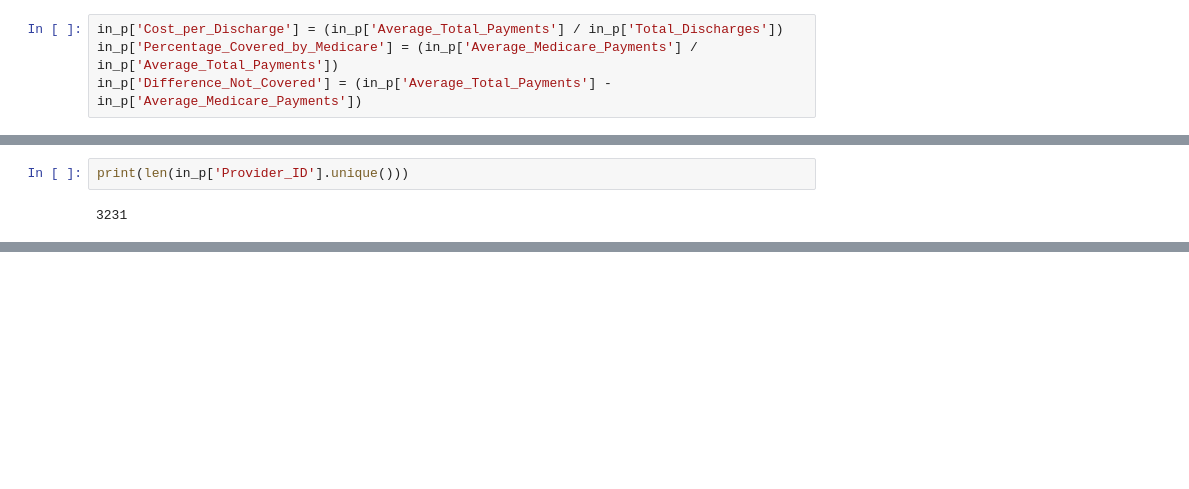
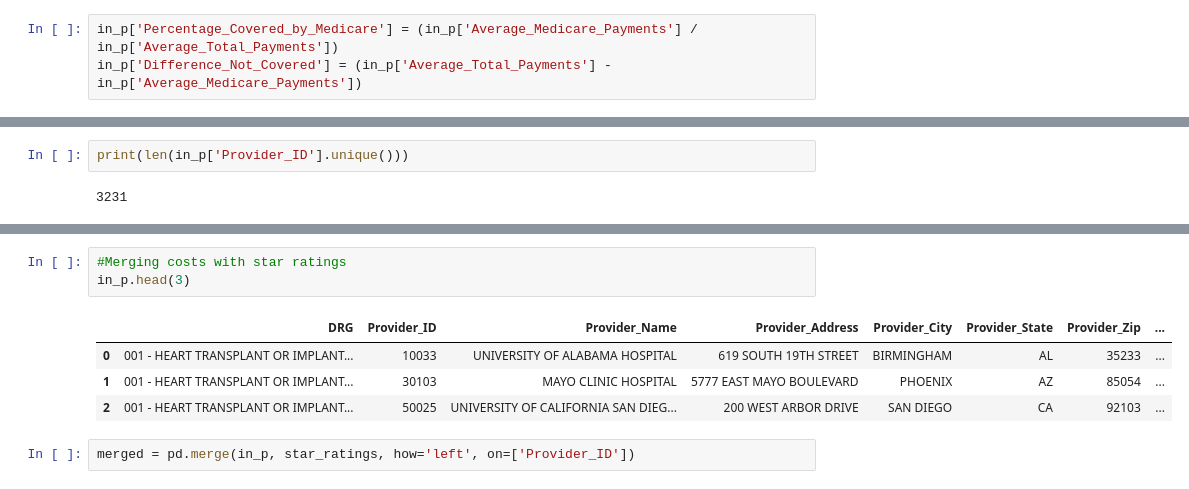
Before and after one commit to carmijh0/Reimplementation_of_2016_CMS_Hospital_Star_Rating_Methodology, a Jupyter notebook: Capstone.ipynb, the cells around one changed output, grey strips where cells are left out. Drawn from its saved outputs; the diff is of its cells as text; blank space fills up the shorter version.

```diff
--- a/Capstone.ipynb
+++ b/Capstone.ipynb
@@ -180,7 +123,6 @@ Index(['DRG Definition', 'Provider Id', 'Provider Name',
 # %%
 in_p.columns = ['DRG', 'Provider_ID', 'Provider_Name', 'Provider_Address', 'Provider_City', 'Provider_State', 'Provider_Zip', 'Market', 'Total_Discharges', 'Average_Covered_Charges', 'Average_Total_Payments', 'Average_Medicare_Payments']
 # %%
-in_p['Cost_per_Discharge'] = (in_p['Average_Total_Payments'] / in_p['Total_Discharges'])
 in_p['Percentage_Covered_by_Medicare'] = (in_p['Average_Medicare_Payments'] / in_p['Average_Total_Payments'])
 in_p['Difference_Not_Covered'] = (in_p['Average_Total_Payments'] - in_p['Average_Medicare_Payments'])
 # %%
@@ -332,0 +293,10 @@ print(len(in_p['Provider_ID'].unique()))
+# %%
+#Merging costs with star ratings
+in_p.head(3)
+# %% [output]
+|  | DRG | Provider_ID | Provider_Name | Provider_Address | Provider_City | Provider_State | Provider_Zip | ... |
+| 0 | 001 - HEART TRANSPLANT OR IMPLANT... | 10033 | UNIVERSITY OF ALABAMA HOSPITAL | 619 SOUTH 19TH STREET | BIRMINGHAM | AL | 35233 | ... |
+| 1 | 001 - HEART TRANSPLANT OR IMPLANT... | 30103 | MAYO CLINIC HOSPITAL | 5777 EAST MAYO BOULEVARD | PHOENIX | AZ | 85054 | ... |
+| 2 | 001 - HEART TRANSPLANT OR IMPLANT... | 50025 | UNIVERSITY OF CALIFORNIA SAN DIEG... | 200 WEST ARBOR DRIVE | SAN DIEGO | CA | 92103 | ... |
+# %%
+merged = pd.merge(in_p, star_ratings, how='left', on=['Provider_ID'])
```
Also changed, not shown: parts of 22 cells of this notebook, 2 other files.
